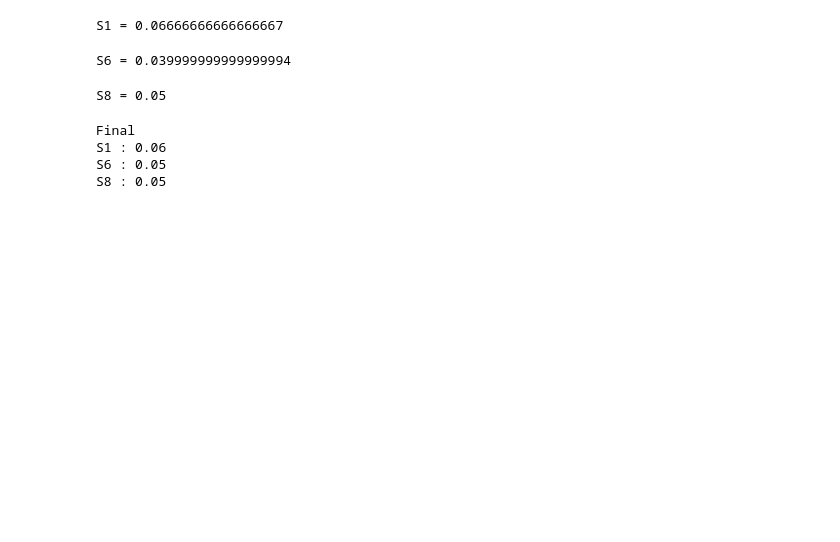
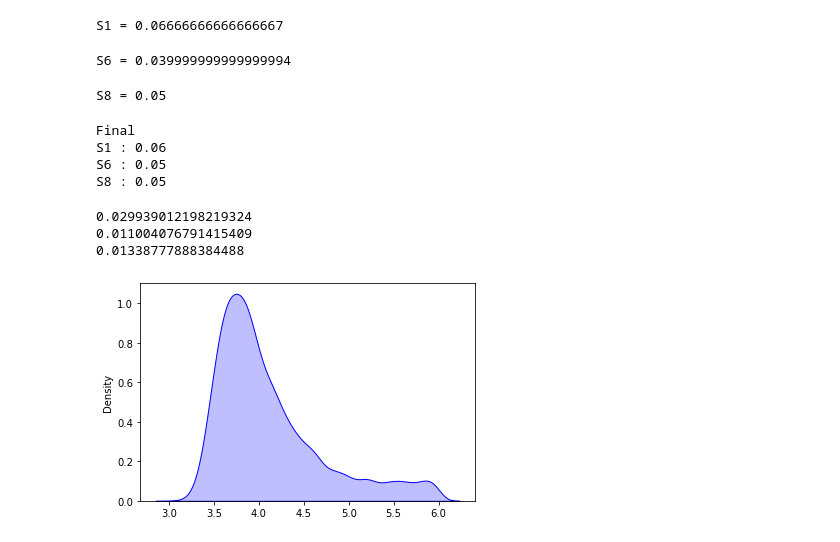
Before and after one commit to vvithurshan/Funnel-Meta, a Jupyter notebook: PHASE-2/S1/preliminary/prelim_analysis_of_colvar.ipynb, the cells around one changed output. Drawn from its saved outputs; the diff is of its cells as text; code cells hidden in the pictures; blank space fills up the shorter version.

```diff
--- a/PHASE-2/S1/preliminary/prelim_analysis_of_colvar.ipynb
+++ b/PHASE-2/S1/preliminary/prelim_analysis_of_colvar.ipynb
@@ -104,0 +130,12 @@ S8 : 0.05
+# %%
+print(np.std(data_S1_std)/20)
+print(np.std(data_S6_std)/20)
+print(np.std(data_S8_std)/20)
+# %% [output]
+0.029939012198219324
+0.011004076791415409
+0.01338777888384488
+# %%
+ax = sns.kdeplot(data, shade =True,label='Do',color='b', bw_adjust=0.8)
+# %% [output]
+[figure, added]
```
Also changed, not shown: parts of 11 cells of this notebook, 9 other files.
